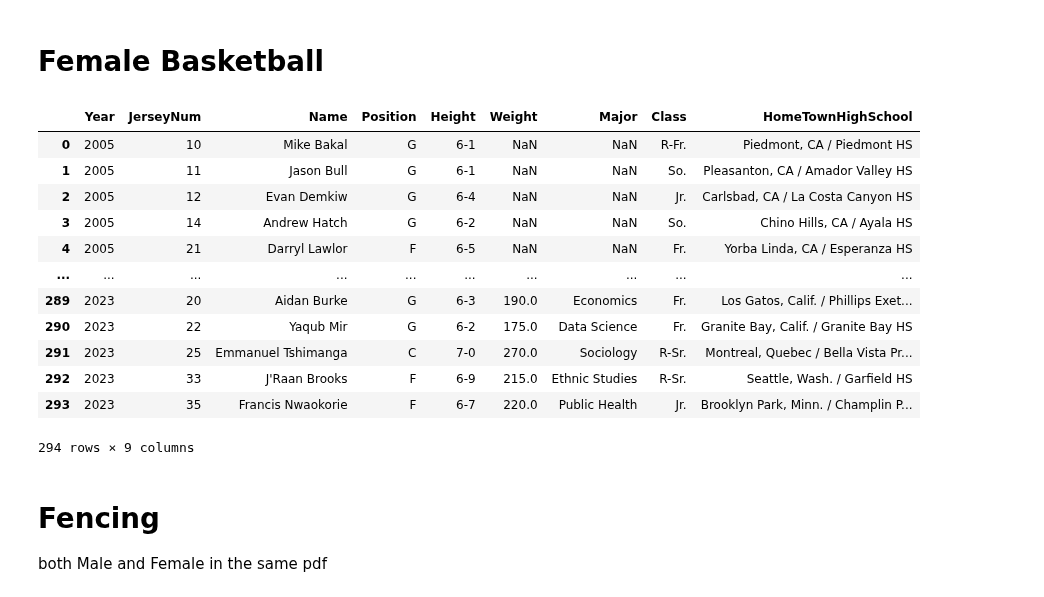
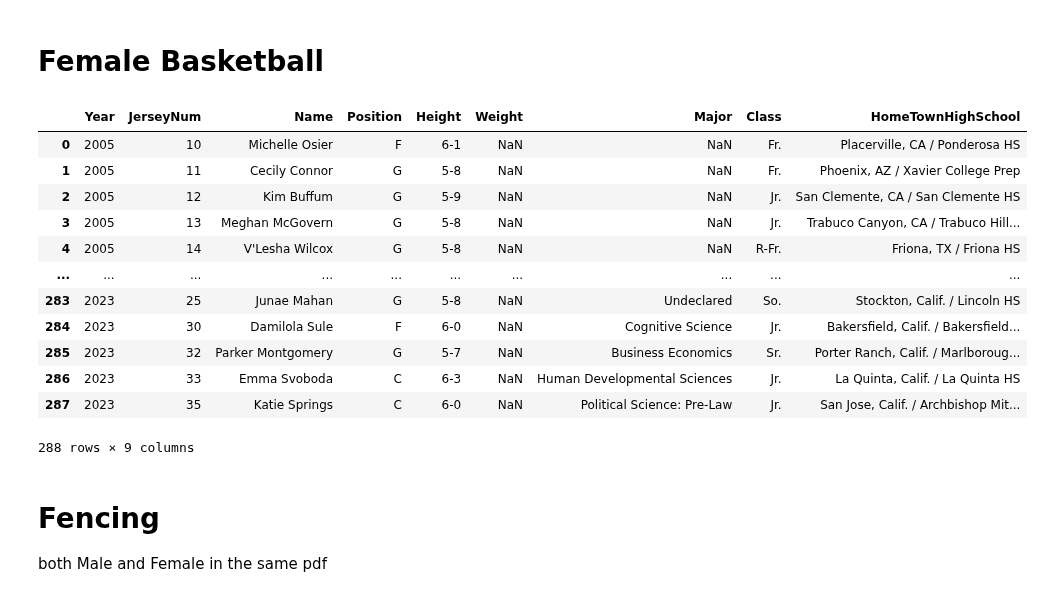
Before and after one commit to COGS108/Group133_WI24, a Jupyter notebook: data/Roster_Scraping.ipynb, the cells around one changed output. Cells and saved outputs as stored; diff of their text form; code cells hidden in the pictures.

Commit message:
female basketball roster update

```diff
--- a/data/Roster_Scraping.ipynb
+++ b/data/Roster_Scraping.ipynb
@@ -131,22 +131,22 @@ pd.read_csv('male_basketball_rosters.csv') # checking
 # Female Basketball
 # %%
 dfs_female_basketball = basketball_rosters_all(women=True)
-dfs_basketball.to_csv('female_basketball_rosters.csv', index=False) # save as csv
+dfs_female_basketball.to_csv('female_basketball_rosters.csv', index=False) # save as csv
 pd.read_csv('female_basketball_rosters.csv') # checking
 # %% [output]
 |  | Year | JerseyNum | Name | Position | Height | Weight | Major | Class | HomeTownHighSchool |
-| 0 | 2005 | 10 | Mike Bakal | G | 6-1 | NaN | NaN | R-Fr. | Piedmont, CA / Piedmont HS |
-| 1 | 2005 | 11 | Jason Bull | G | 6-1 | NaN | NaN | So. | Pleasanton, CA / Amador Valley HS |
-| 2 | 2005 | 12 | Evan Demkiw | G | 6-4 | NaN | NaN | Jr. | Carlsbad, CA / La Costa Canyon HS |
-| 3 | 2005 | 14 | Andrew Hatch | G | 6-2 | NaN | NaN | So. | Chino Hills, CA / Ayala HS |
-| 4 | 2005 | 21 | Darryl Lawlor | F | 6-5 | NaN | NaN | Fr. | Yorba Linda, CA / Esperanza HS |
+| 0 | 2005 | 10 | Michelle Osier | F | 6-1 | NaN | NaN | Fr. | Placerville, CA / Ponderosa HS |
+| 1 | 2005 | 11 | Cecily Connor | G | 5-8 | NaN | NaN | Fr. | Phoenix, AZ / Xavier College Prep |
+| 2 | 2005 | 12 | Kim Buffum | G | 5-9 | NaN | NaN | Jr. | San Clemente, CA / San Clemente HS |
+| 3 | 2005 | 13 | Meghan McGovern | G | 5-8 | NaN | NaN | Jr. | Trabuco Canyon, CA / Trabuco Hill... |
+| 4 | 2005 | 14 | V'Lesha Wilcox | G | 5-8 | NaN | NaN | R-Fr. | Friona, TX / Friona HS |
 | ... | ... | ... | ... | ... | ... | ... | ... | ... | ... |
-| 289 | 2023 | 20 | Aidan Burke | G | 6-3 | 190.0 | Economics | Fr. | Los Gatos, Calif. / Phillips Exet... |
-| 290 | 2023 | 22 | Yaqub Mir | G | 6-2 | 175.0 | Data Science | Fr. | Granite Bay, Calif. / Granite Bay HS |
-| 291 | 2023 | 25 | Emmanuel Tshimanga | C | 7-0 | 270.0 | Sociology | R-Sr. | Montreal, Quebec / Bella Vista Pr... |
-| 292 | 2023 | 33 | J'Raan Brooks | F | 6-9 | 215.0 | Ethnic Studies | R-Sr. | Seattle, Wash. / Garfield HS |
-| 293 | 2023 | 35 | Francis Nwaokorie | F | 6-7 | 220.0 | Public Health | Jr. | Brooklyn Park, Minn. / Champlin P... |
+| 283 | 2023 | 25 | Junae Mahan | G | 5-8 | NaN | Undeclared | So. | Stockton, Calif. / Lincoln HS |
+| 284 | 2023 | 30 | Damilola Sule | F | 6-0 | NaN | Cognitive Science | Jr. | Bakersfield, Calif. / Bakersfield... |
+| 285 | 2023 | 32 | Parker Montgomery | G | 5-7 | NaN | Business Economics | Sr. | Porter Ranch, Calif. / Marlboroug... |
+| 286 | 2023 | 33 | Emma Svoboda | C | 6-3 | NaN | Human Developmental Sciences | Jr. | La Quinta, Calif. / La Quinta HS |
+| 287 | 2023 | 35 | Katie Springs | C | 6-0 | NaN | Political Science: Pre-Law | Jr. | San Jose, Calif. / Archbishop Mit... |
-294 rows × 9 columns
+288 rows × 9 columns
 # %% [markdown]
 # Fencing
 both Male and Female in the same pdf
```
Also changed, not shown: 1 other file.
